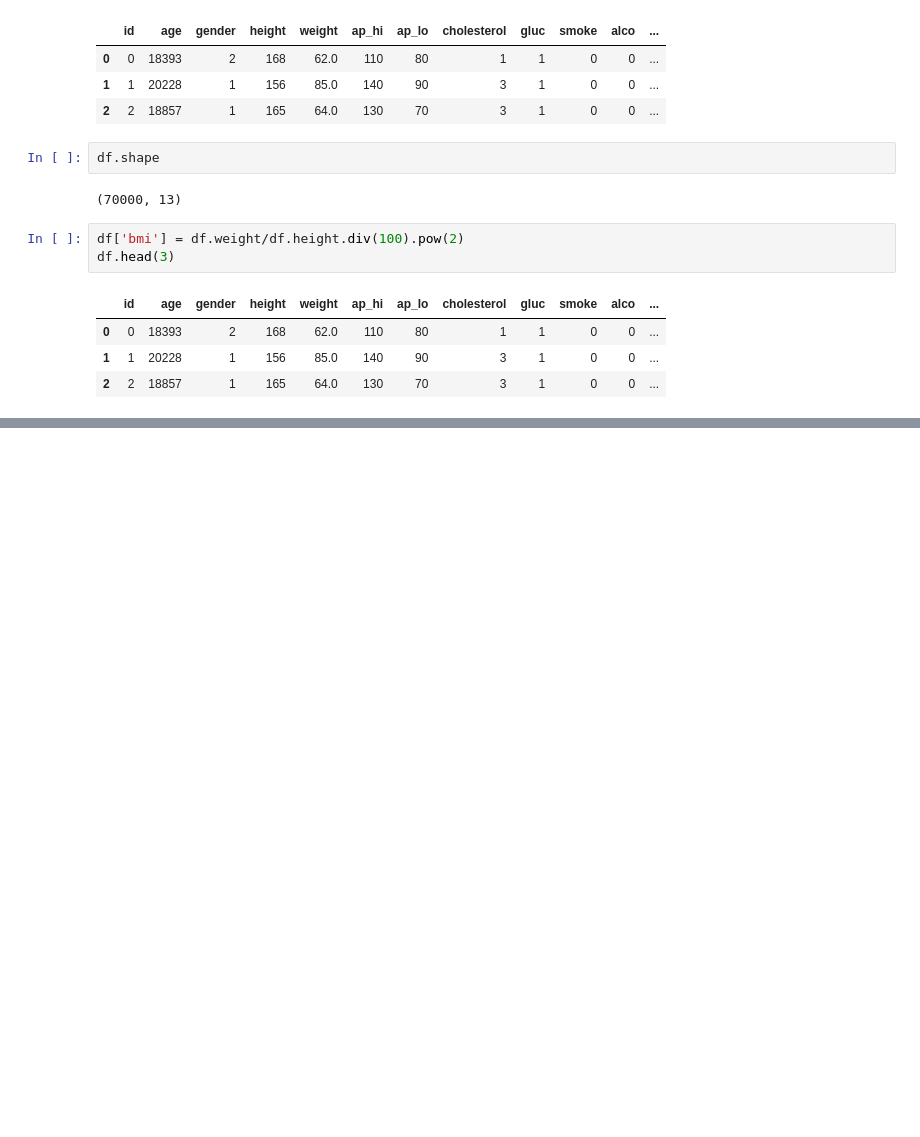
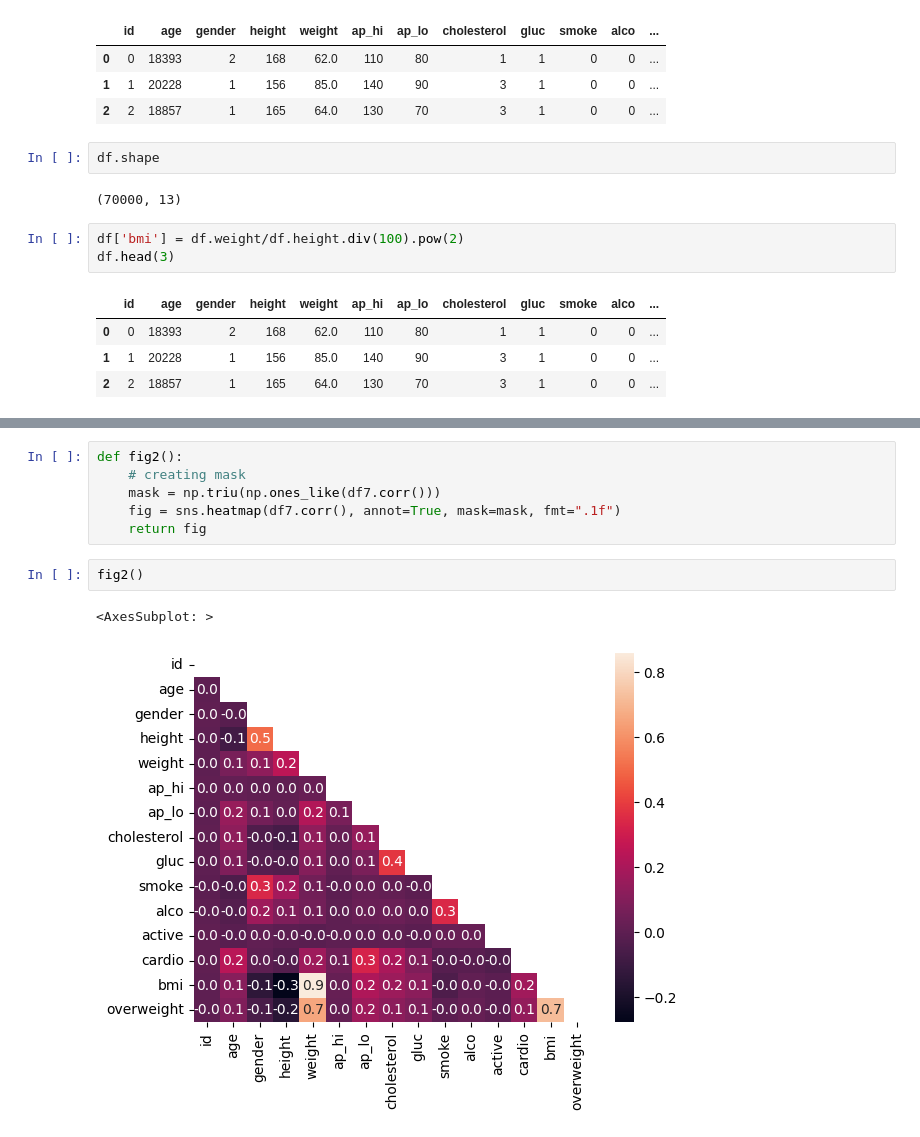
Before and after one commit to muhamadInsan/data-analis-fcc, a Jupyter notebook: medical_examinations_visualizer.ipynb, the cells around one changed output, grey strips where cells are left out. Cells and saved outputs as stored; diff of their text form; blank space fills up the shorter version.

```diff
--- a/medical_examinations_visualizer.ipynb
+++ b/medical_examinations_visualizer.ipynb
@@ -63,0 +101,11 @@ Name: gluc, dtype: int64
+# %%
+def fig2():
+    # creating mask
+    mask = np.triu(np.ones_like(df7.corr()))
+    fig = sns.heatmap(df7.corr(), annot=True, mask=mask, fmt=".1f")
+    return fig
+# %%
+fig2()
+# %% [output]
+<AxesSubplot: >
+[figure, added]
```
Also changed, not shown: parts of 7 cells of this notebook, 4 other files.
